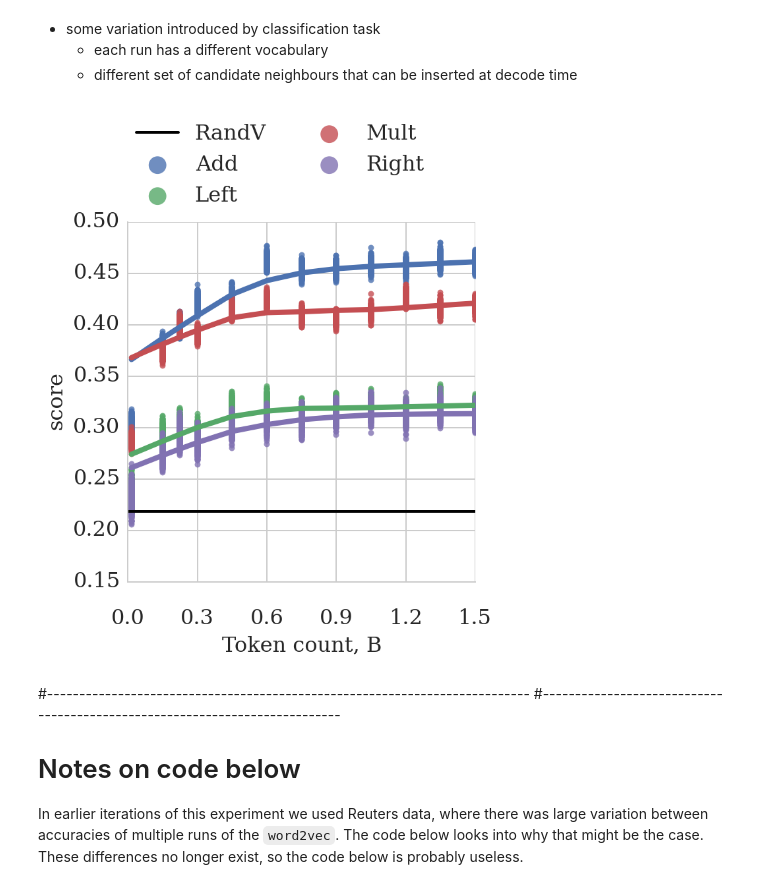
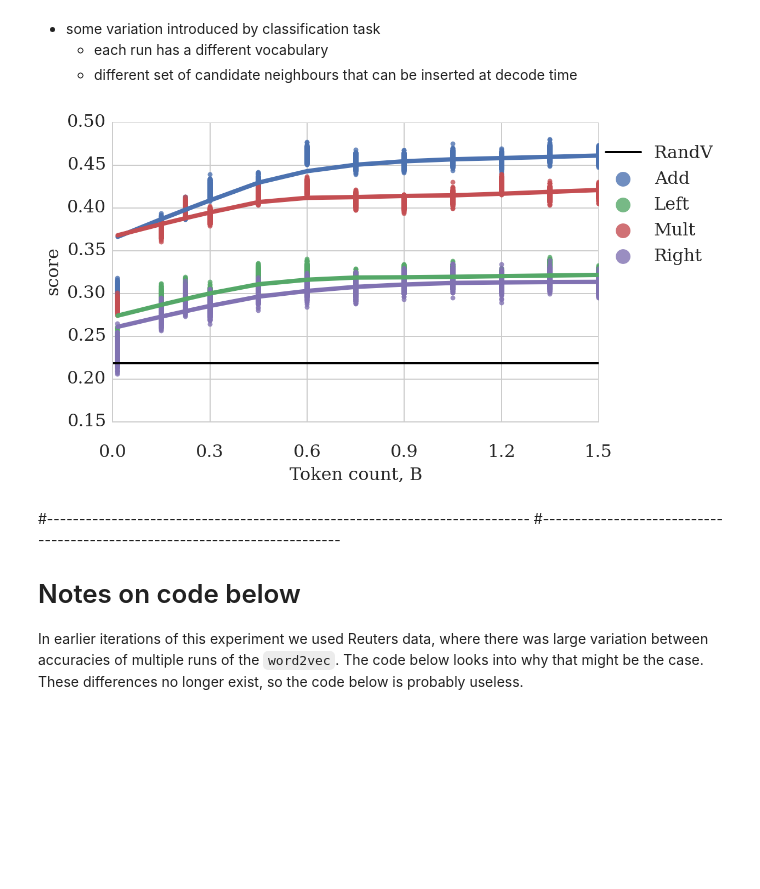
Before and after one commit to mbatchkarov/ExpLosion, a Jupyter notebook: notebooks/effect_of_unlabelled_size.ipynb, the cells around one changed output. Drawn from its saved outputs; the diff is of its cells as text; code cells hidden in the pictures; blank space fills up the shorter version.

```diff
--- a/notebooks/effect_of_unlabelled_size.ipynb
+++ b/notebooks/effect_of_unlabelled_size.ipynb
@@ -84,29 +72,30 @@ plt.savefig('plot-w2v_learning_curve_amazon.pdf', format='pdf', dpi=300, bbox_in
 # %%
 plt.rcParams['legend.fontsize'] = 16
 plt.rcParams['axes.labelsize'] = 16
 
 # do main plot
 df['Algorithm'] = df.Composer
 g = sns.lmplot('percent', 'score', df, hue='Algorithm', lowess=True,
                line_kws={"linewidth": 4}, # line size
                legend=False, # hide legend for now, I'll show it later
-               aspect=1);
+               aspect=1.5);
 
 labels = np.arange(0, 101, 20) * 0.01 * 1.5 # convert percent of corpus to a rough token count
 g.set(xlim=(0,100), xticklabels=labels, xlabel='Token count, B')
 
 # add random baseline
 plt.axhline(random_vect_baseline(), color='k', label='RandV');
 
 # add a legend with extra bits and bobs
 plt.legend(markerscale=3,
-           bbox_to_anchor=(0., 1.02, 1., .102),
+#            bbox_to_anchor=(0., 1.02, 1., .102),
+           bbox_to_anchor=(1., .5),
            loc=3,
-           ncol=2,
+           ncol=1,
            borderaxespad=0.)
 g.savefig('plot-w2v_learning_curve_amazon2.pdf', format='pdf', dpi=300, bbox_inches='tight', pad_inches=0.1)
 # %% [output]
-[figure, old version]
+[figure, new version]
 # %% [markdown]
 #---------------------------------------------------------------------------
 #---------------------------------------------------------------------------
```
Also changed, not shown: parts of 1 cell of this notebook, 1 other file.
